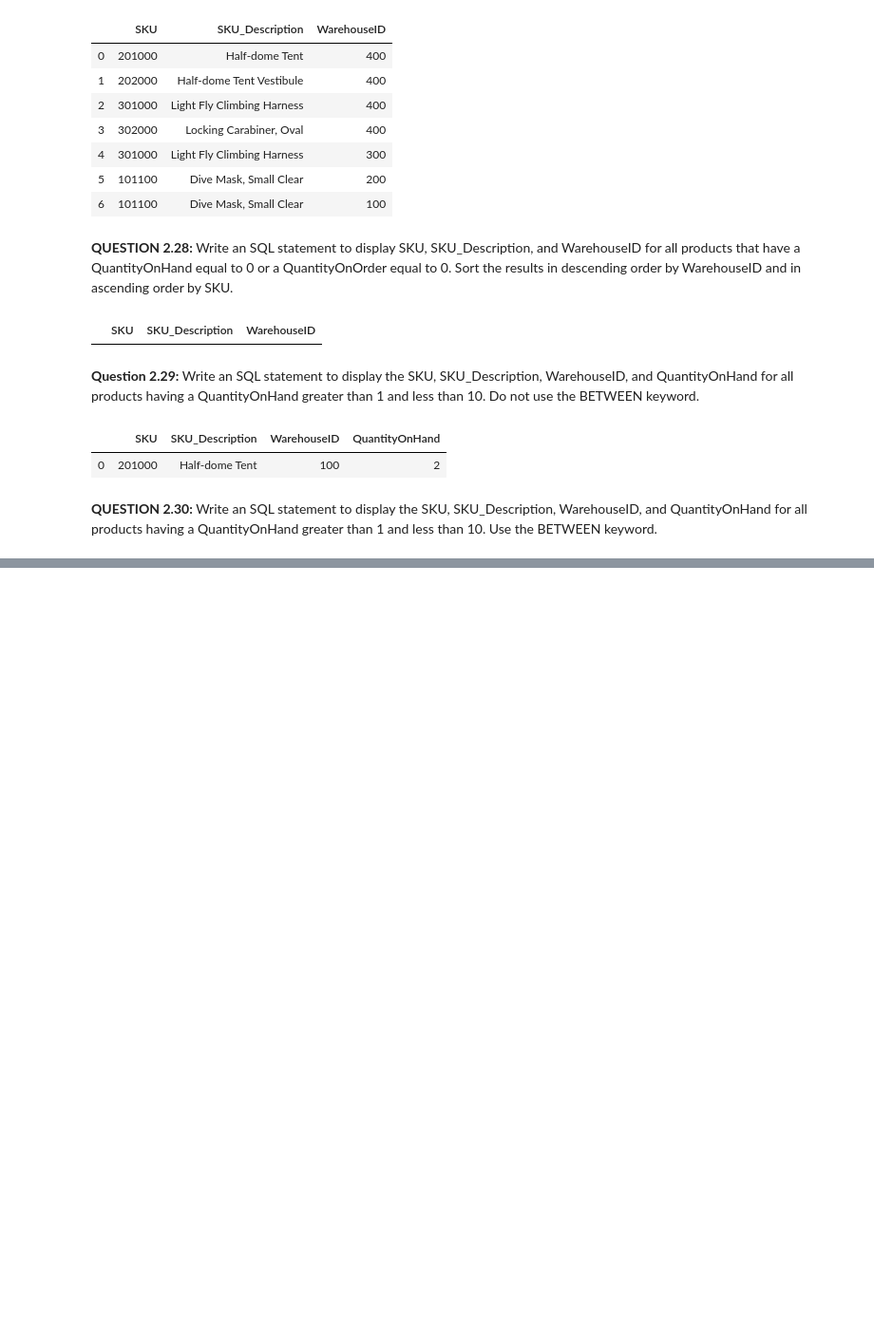
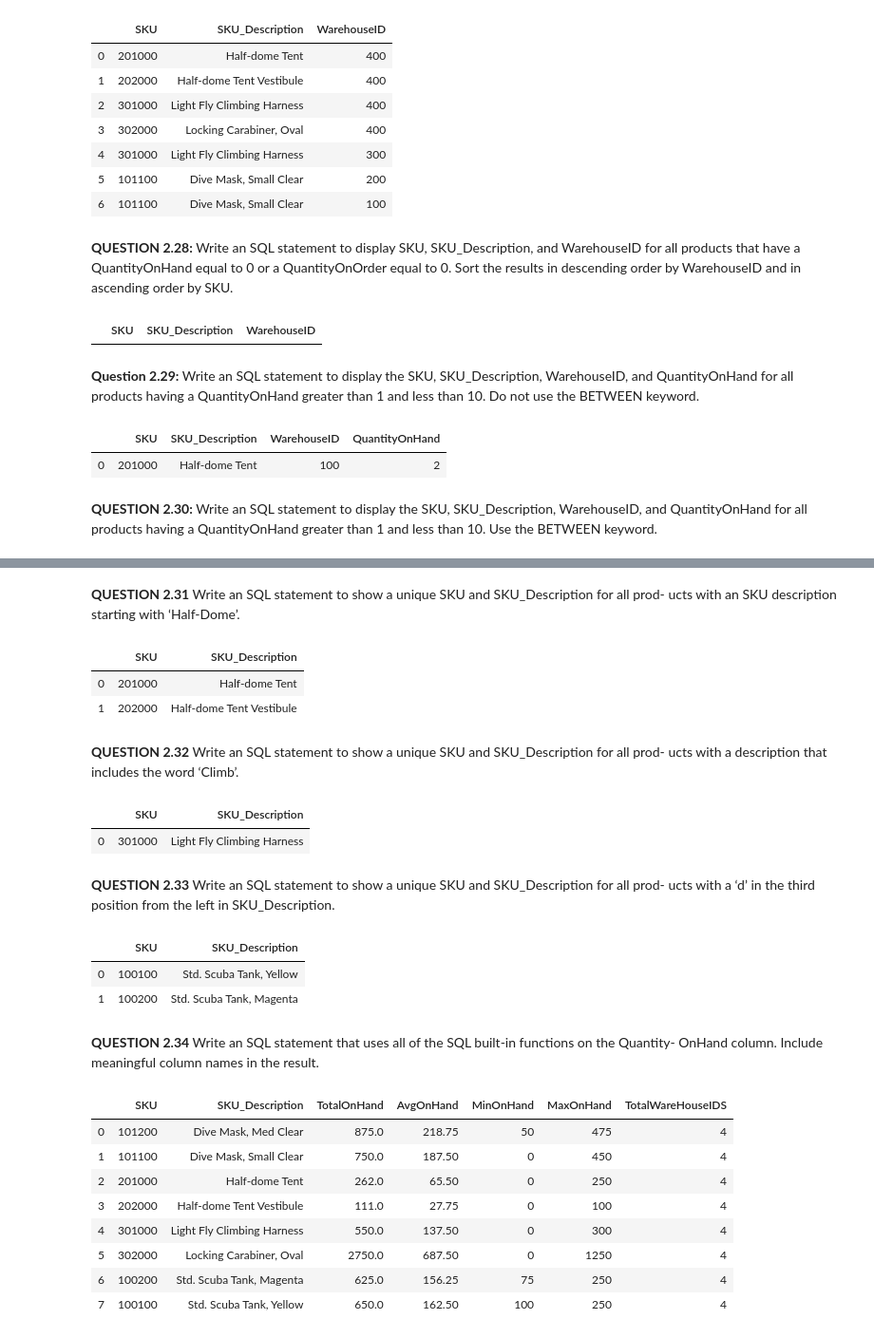
Before and after one commit to The1TrueJoe/SCGSSM-Assignments, a Jupyter notebook: CSC170/CapeCodd/Textbook-Questions/Chapter2/Chapter_2.ipynb, the cells around one changed output, grey strips where cells are left out. Shown: that part at 95% size. Drawn from its saved outputs; the diff is of its cells as text; code cells hidden in the pictures; blank space fills up the shorter version.

```diff
--- a/CSC170/CapeCodd/Textbook-Questions/Chapter2/Chapter_2.ipynb
+++ b/CSC170/CapeCodd/Textbook-Questions/Chapter2/Chapter_2.ipynb
@@ -123,0 +125,57 @@ df.tail(1000)
+# %% [markdown]
+**QUESTION 2.31**
+Write an SQL statement to show a unique SKU and SKU_Description for all prod-
+ucts with an SKU description starting with ‘Half-Dome’.
+# %%
+sql = "SELECT DISTINCT SKU, SKU_Description FROM INVENTORY WHERE SKU_Description LIKE \"Half-Dome%\" ;"
+
+df = pd.read_sql_query(sql, connection)
+df.tail(1000)
+# %% [output]
+|  | SKU | SKU_Description |
+| 0 | 201000 | Half-dome Tent |
+| 1 | 202000 | Half-dome Tent Vestibule |
+# %% [markdown]
+**QUESTION 2.32**
+Write an SQL statement to show a unique SKU and SKU_Description for all prod-
+ucts with a description that includes the word ‘Climb’.
+# %%
+sql = "SELECT DISTINCT SKU, SKU_Description FROM INVENTORY WHERE SKU_Description LIKE \"%Climb%\";"
+
+df = pd.read_sql_query(sql, connection)
+df.tail(1000)
+# %% [output]
+|  | SKU | SKU_Description |
+| 0 | 301000 | Light Fly Climbing Harness |
+# %% [markdown]
+**QUESTION 2.33**
+Write an SQL statement to show a unique SKU and SKU_Description for all prod-
+ucts with a ‘d’ in the third position from the left in SKU_Description.
+# %%
+sql = "SELECT DISTINCT SKU, SKU_Description FROM INVENTORY WHERE SKU_Description LIKE \"__d%\";"
+
+df = pd.read_sql_query(sql, connection)
+df.tail(1000)
+# %% [output]
+|  | SKU | SKU_Description |
+| 0 | 100100 | Std. Scuba Tank, Yellow |
+| 1 | 100200 | Std. Scuba Tank, Magenta |
+# %% [markdown]
+**QUESTION 2.34**
+Write an SQL statement that uses all of the SQL built-in functions on the Quantity-
+OnHand column. Include meaningful column names in the result.
+# %%
+sql = "SELECT SKU, SKU_Description, SUM(QuantityOnHand) AS TotalOnHand, AVG(QuantityOnHand) AS AvgOnHand, MIN(QuantityOnHand) AS MinOnHand, MAX(QuantityOnHand)AS MaxOnHand, COUNT(QuantityOnHand) AS TotalWareHouseIDS FROM INVENTORY GROUP BY SKU_Description, SKU ;"
+
+df = pd.read_sql_query(sql, connection)
+df.tail(1000)
+# %% [output]
+|  | SKU | SKU_Description | TotalOnHand | AvgOnHand | MinOnHand | MaxOnHand | TotalWareHouseIDS |
+| 0 | 101200 | Dive Mask, Med Clear | 875.0 | 218.75 | 50 | 475 | 4 |
+| 1 | 101100 | Dive Mask, Small Clear | 750.0 | 187.50 | 0 | 450 | 4 |
+| 2 | 201000 | Half-dome Tent | 262.0 | 65.50 | 0 | 250 | 4 |
+| 3 | 202000 | Half-dome Tent Vestibule | 111.0 | 27.75 | 0 | 100 | 4 |
+| 4 | 301000 | Light Fly Climbing Harness | 550.0 | 137.50 | 0 | 300 | 4 |
+| 5 | 302000 | Locking Carabiner, Oval | 2750.0 | 687.50 | 0 | 1250 | 4 |
+| 6 | 100200 | Std. Scuba Tank, Magenta | 625.0 | 156.25 | 75 | 250 | 4 |
+| 7 | 100100 | Std. Scuba Tank, Yellow | 650.0 | 162.50 | 100 | 250 | 4 |
```
Also changed, not shown: parts of 11 cells of this notebook, 2 other files.
